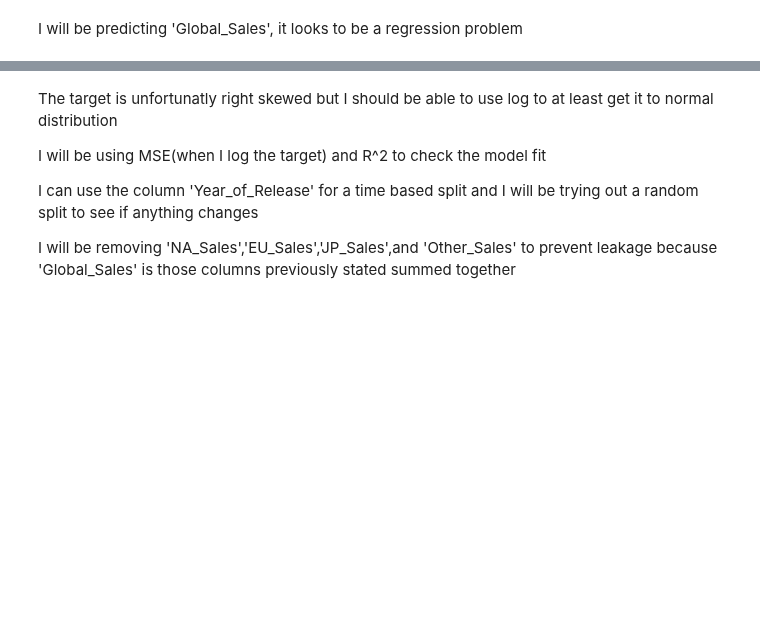
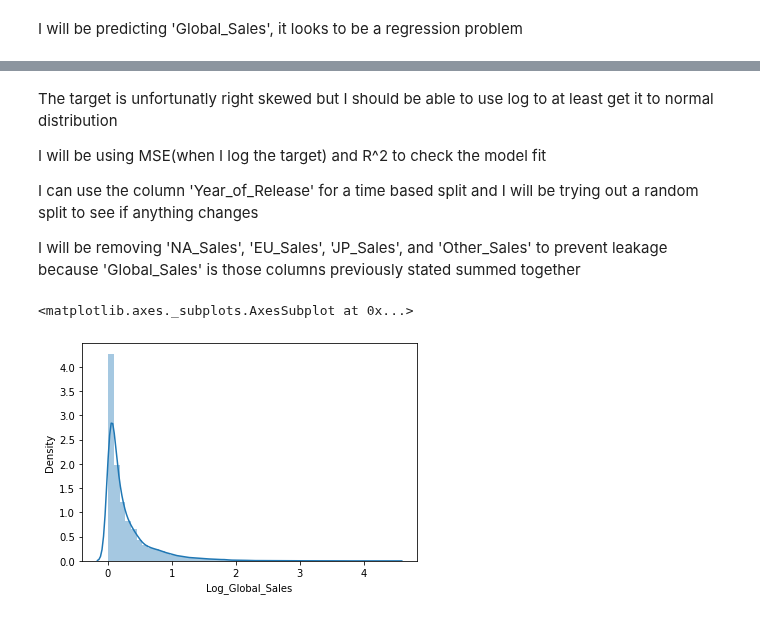
Before and after one commit to mariokart345/DS-Unit-2-Applied-Modeling, a Jupyter notebook: module1-define-ml-problems/LS_DS_231_assignment.ipynb, the cells around one changed output, grey strips where cells are left out. Saved outputs shown, nothing was run; the diff lists cells and outputs as text; code cells hidden in the pictures; blank space fills up the shorter version.

```diff
--- a/module1-define-ml-problems/LS_DS_231_assignment.ipynb
+++ b/module1-define-ml-problems/LS_DS_231_assignment.ipynb
@@ -64,14 +77,27 @@ I will be using MSE(when I log the target) and R^2 to check the model fit
 
 I can use the column 'Year_of_Release' for a time based split and I will be trying out a random split to see if anything changes
 
-I will be removing 'NA_Sales','EU_Sales','JP_Sales',and 'Other_Sales' to prevent leakage because 'Global_Sales' is those columns previously stated summed together
+I will be removing 'NA_Sales', 'EU_Sales', 'JP_Sales', and 'Other_Sales' to prevent leakage because 'Global_Sales' is those columns previously stated summed together
 # %%
 import numpy as np
 def wrangle(df):
+  #Dropping really high variance
   df.drop(labels=['Name','Developer'],axis=1,inplace=True)
+  #Dropping high NaN columns
   df.drop(labels=['Rating','User_Count','User_Score','Critic_Count','Critic_Score'],axis=1,inplace=True)
+  #Dropping Sales columns to prevent leakage
   df.drop(labels=['NA_Sales','EU_Sales','JP_Sales','Other_Sales'],axis=1,inplace=True)
-  #df = df[(df['Global_Sales'] >= np.percentile(df['Global_Sales'], 0.5))]
+  #Using log function to created a less skewed distribution
+  df['Log_Global_Sales'] = np.log1p(df['Global_Sales'])
+  #Sorting data by release date
+  df['Year_of_Release'] = pd.to_datetime(df['Year_of_Release'],infer_datetime_format=False)
+  df['Year_of_Release'] = df['Year_of_Release'].dt.year
+  df.sort_values(by='Year_of_Release',ascending=False)
   return df
 # %%
 df = wrangle(df)
+# %%
+sns.distplot(df['Log_Global_Sales'])
+# %% [output]
+<matplotlib.axes._subplots.AxesSubplot at 0x...>
+[figure, added]
```
Also changed, not shown: parts of 3 cells of this notebook.
